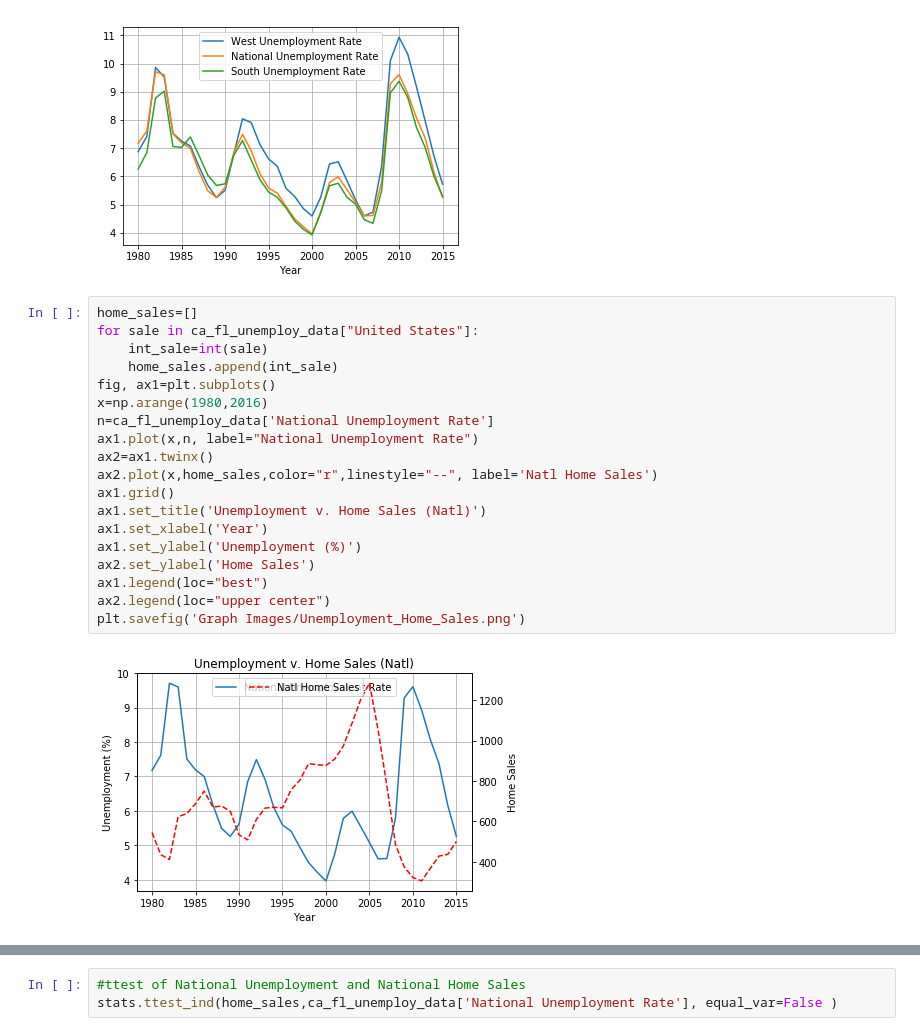
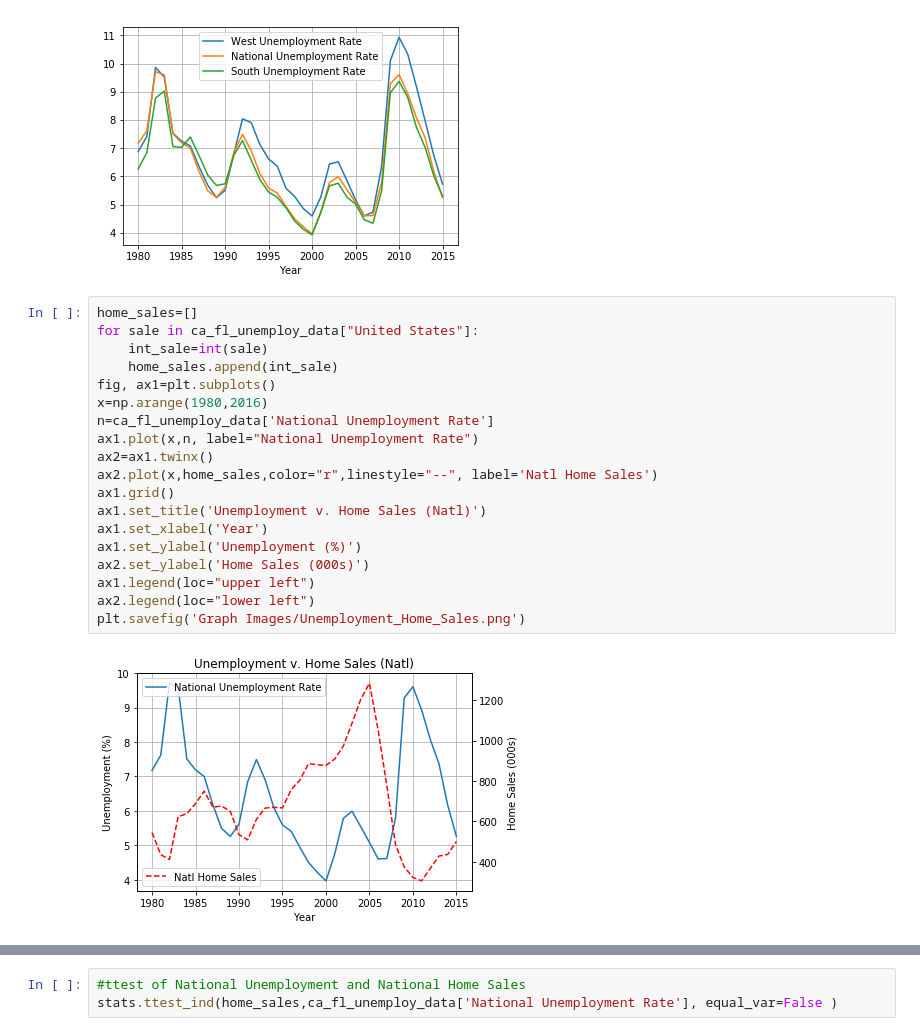
Before and after one commit to CarlosCocuy/ProjectRepo, a Jupyter notebook: data_cleaning.ipynb, the cells around one changed output, grey strips where cells are left out. Drawn from its saved outputs; the diff is of its cells as text.

```diff
--- a/data_cleaning.ipynb
+++ b/data_cleaning.ipynb
@@ -98,24 +98,24 @@ plt.grid()
 # %%
 home_sales=[]
 for sale in ca_fl_unemploy_data["United States"]:
     int_sale=int(sale)
     home_sales.append(int_sale)
 fig, ax1=plt.subplots()
 x=np.arange(1980,2016)
 n=ca_fl_unemploy_data['National Unemployment Rate']
 ax1.plot(x,n, label="National Unemployment Rate")
 ax2=ax1.twinx()
 ax2.plot(x,home_sales,color="r",linestyle="--", label='Natl Home Sales')
 ax1.grid()
 ax1.set_title('Unemployment v. Home Sales (Natl)')
 ax1.set_xlabel('Year')
 ax1.set_ylabel('Unemployment (%)')
-ax2.set_ylabel('Home Sales')
-ax1.legend(loc="best")
-ax2.legend(loc="upper center")
+ax2.set_ylabel('Home Sales (000s)')
+ax1.legend(loc="upper left")
+ax2.legend(loc="lower left")
 plt.savefig('Graph Images/Unemployment_Home_Sales.png')
 # %% [output]
-[figure, old version]
+[figure, new version]
 # %%
 south_sales=[]
 for sale in ca_fl_unemploy_data["South Home Sales"]:
```
Also changed, not shown: parts of 5 cells of this notebook, 19 other files.
